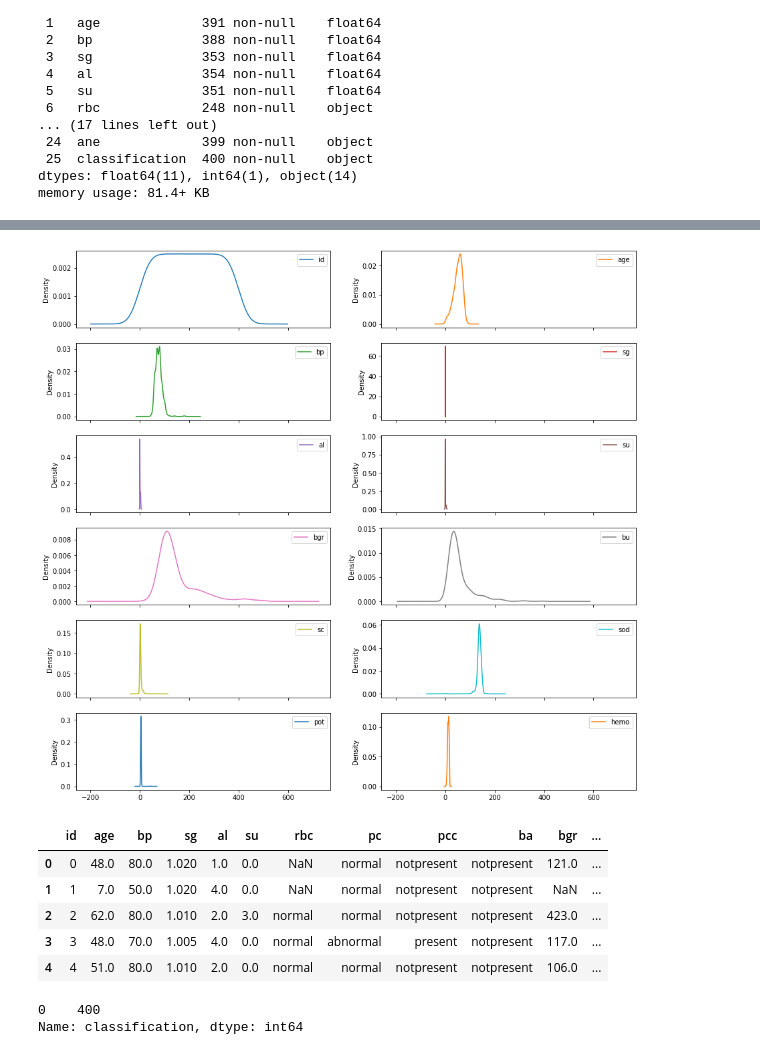
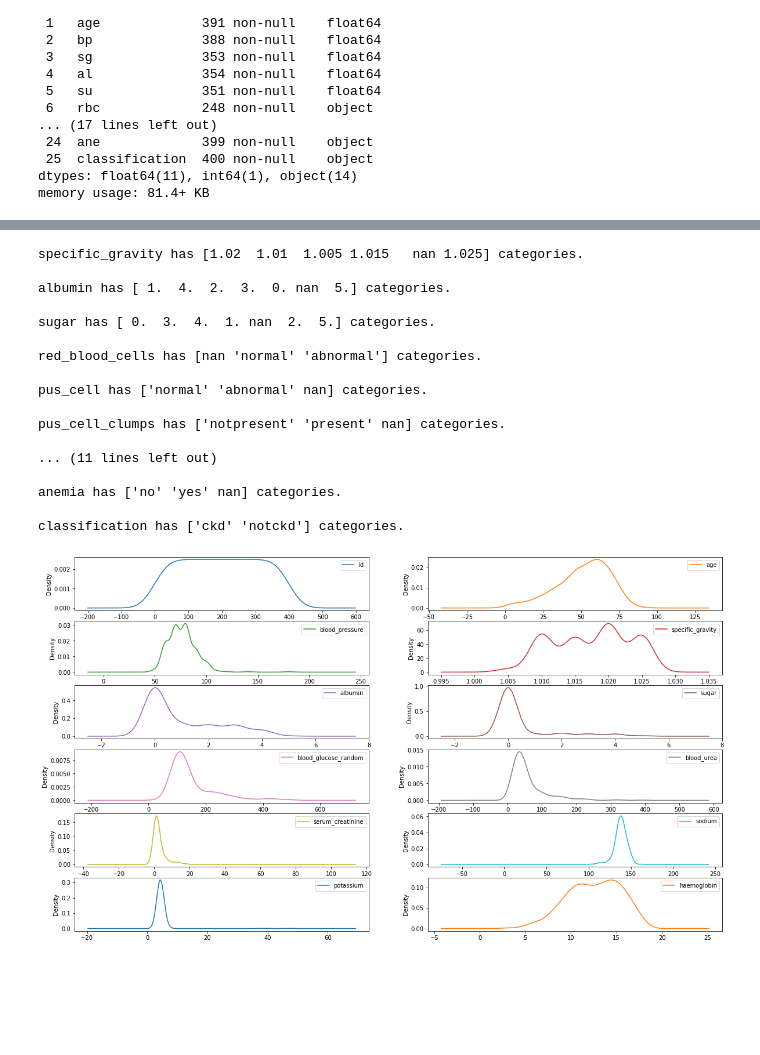
Before and after one commit to himanshu530/Healthcare_AI, a Jupyter notebook: Kidney_Disease_model_code.ipynb, the cells around one changed output, grey strips where cells are left out. Cells and saved outputs as stored; diff of their text form; code cells hidden in the pictures; blank space fills up the shorter version.

Commit message:
Kidney disease ipynb

```diff
--- a/Kidney_Disease_model_code.ipynb
+++ b/Kidney_Disease_model_code.ipynb
@@ -68,20 +88,34 @@ df.describe()
+# %%
+cols_names={"bp":"blood_pressure", "sg":"specific_gravity", "al":"albumin", "su":"sugar", "rbc":"red_blood_cells", "pc":"pus_cell", "pcc":"pus_cell_clumps", "ba":"bacteria", "bgr":"blood_glucose_random", "bu":"blood_urea", "sc":"serum_creatinine", "sod":"sodium", "pot":"potassium", "hemo":"haemoglobin", "pcv":"packed_cell_volume", "wc":"white_blood_cell_count", "rc":"red_blood_cell_count", "htn":"hypertension", "dm":"diabetes_mellitus", "cad":"coronary_artery_disease", "appet":"appetite", "pe":"pedal_edema", "ane":"anemia"}
+df.rename(columns=cols_names, inplace=True)
+# %%
+df['diabetes_mellitus'] = df['diabetes_mellitus'].replace(to_replace = {'\tno':'no','\tyes':'yes',' yes':'yes'})
+df['coronary_artery_disease'] = df['coronary_artery_disease'].replace(to_replace = '\tno', value='no')
+df['classification'] = df['classification'].replace(to_replace = 'ckd\t', value = 'ckd')
+# %%
+for i in categorical_features:
+  print(f'{i} has {df[i].unique()} categories. \n')
+# %% [output]
+specific_gravity has [1.02  1.01  1.005 1.015   nan 1.025] categories.
+
+albumin has [ 1.  4.  2.  3.  0. nan  5.] categories.
+
+sugar has [ 0.  3.  4.  1. nan  2.  5.] categories.
+
+red_blood_cells has [nan 'normal' 'abnormal'] categories.
+
+pus_cell has ['normal' 'abnormal' nan] categories.
+
+pus_cell_clumps has ['notpresent' 'present' nan] categories.
+
+... (11 lines left out)
+
+anemia has ['no' 'yes' nan] categories.
+
+classification has ['ckd' 'notckd'] categories.
 # %%
-df.plot(kind='density',sharex='False',layout=(10,2),figsize=(15,25),subplots=True)
+# Distribution of numerical features
+df.plot(sharex=False,layout = (10,2), subplots = True,figsize = (20,20),kind = 'density')
 plt.show()
 # %% [output]
-[figure, old version]
+[figure, new version]
-# %%
-df['classification'] = df['classification'].apply(lambda x : 1 if x=="ckd" else 0)
-df.head()
-# %% [output]
-|  | id | age | bp | sg | al | su | rbc | pc | pcc | ba | bgr | ... |
-| 0 | 0 | 48.0 | 80.0 | 1.020 | 1.0 | 0.0 | NaN | normal | notpresent | notpresent | 121.0 | ... |
-| 1 | 1 | 7.0 | 50.0 | 1.020 | 4.0 | 0.0 | NaN | normal | notpresent | notpresent | NaN | ... |
-| 2 | 2 | 62.0 | 80.0 | 1.010 | 2.0 | 3.0 | normal | normal | notpresent | notpresent | 423.0 | ... |
-| 3 | 3 | 48.0 | 70.0 | 1.005 | 4.0 | 0.0 | normal | abnormal | present | notpresent | 117.0 | ... |
-| 4 | 4 | 51.0 | 80.0 | 1.010 | 2.0 | 0.0 | normal | normal | notpresent | notpresent | 106.0 | ... |
-# %%
-df['classification'].value_counts()
-# %% [output]
-0    400
-Name: classification, dtype: int64
```
Also changed, not shown: parts of 15 cells of this notebook.
